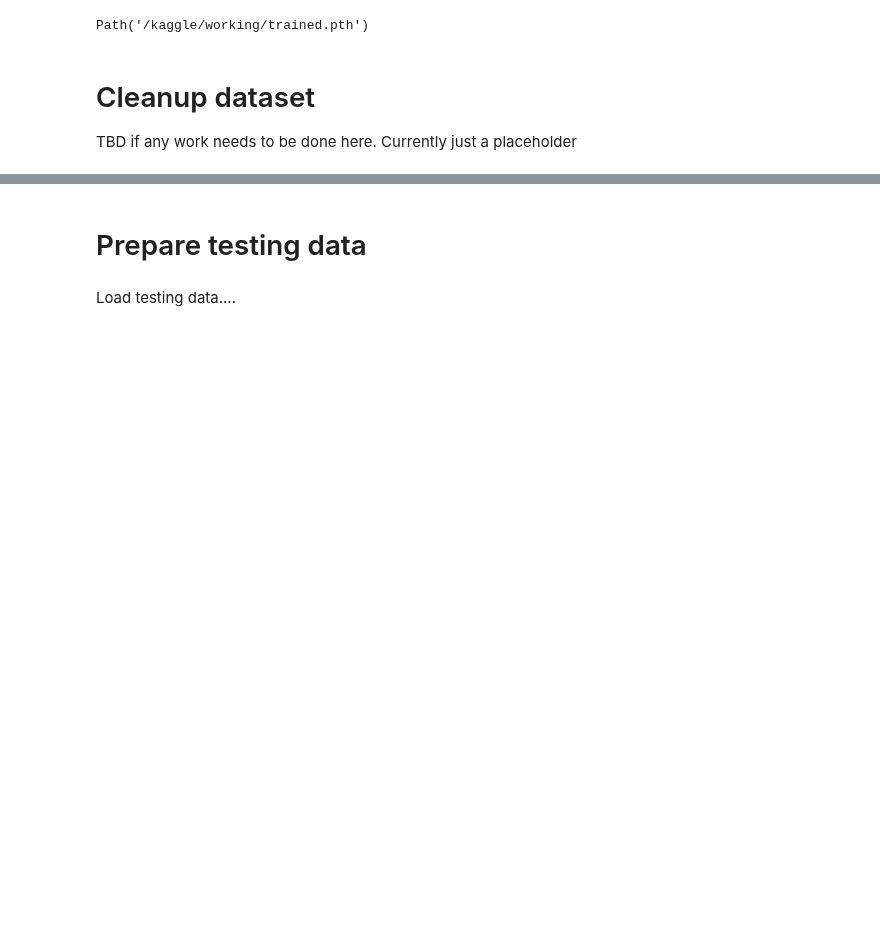
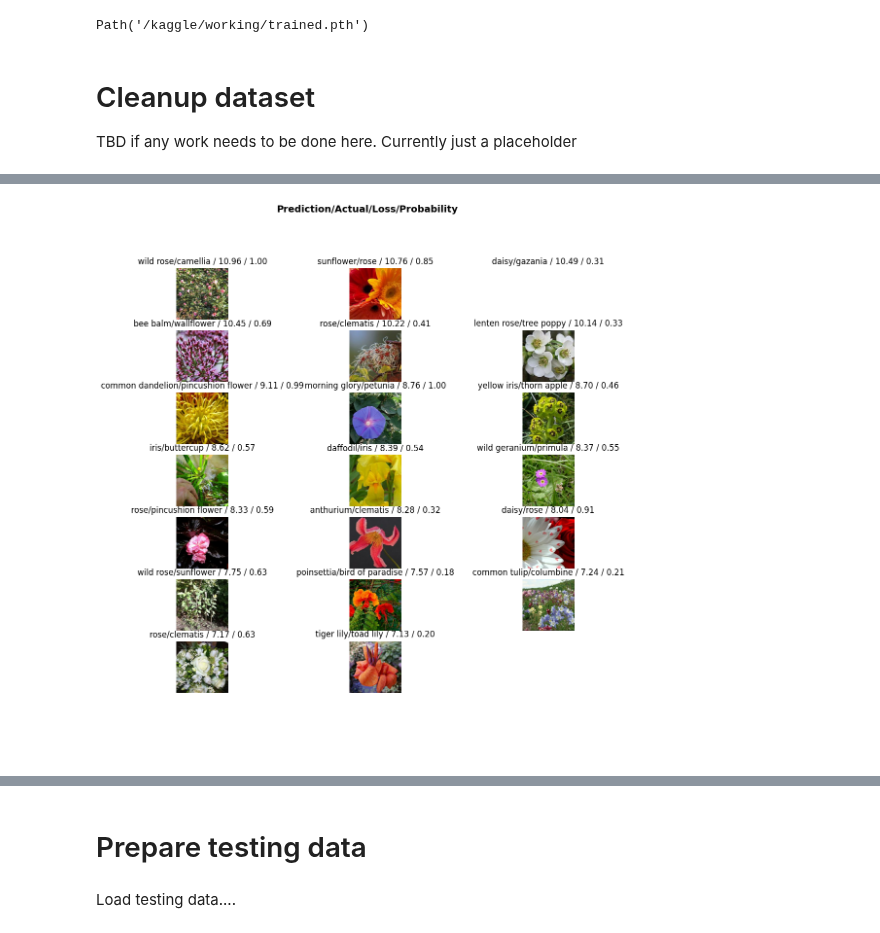
Before and after one commit to duncandonuts911/kaggle-competitions, a Jupyter notebook: 03_petals_to_the_metal_flower_classification copy/03_petals_to_the_metal_flower_classification.ipynb, the cells around one changed output, grey strips where cells are left out. Cells and saved outputs as stored; diff of their text form; code cells hidden in the pictures; blank space fills up the shorter version.

Commit message:
Kaggle Notebook | petals_to_the_metal_flower_classification | Version 12

```diff
--- a/03_petals_to_the_metal_flower_classification copy/03_petals_to_the_metal_flower_classification.ipynb
+++ b/03_petals_to_the_metal_flower_classification copy/03_petals_to_the_metal_flower_classification.ipynb
@@ -170,3 +191,10 @@ Path('/kaggle/working/trained.pth')
 # Cleanup dataset
 
 TBD if any work needs to be done here. Currently just a placeholder
+# %%
+#import ClassificationInterpretation
+
+interp = ClassificationInterpretation.from_learner(learn)
+# %%
+interp.plot_top_losses(20, figsize=((13,13)), nrows=8)
+# %% [output]
@@ -172,0 +202 @@ TBD if any work needs to be done here. Currently just a placeholder
+[figure, added]
```
Also changed, not shown: parts of 6 cells of this notebook.
